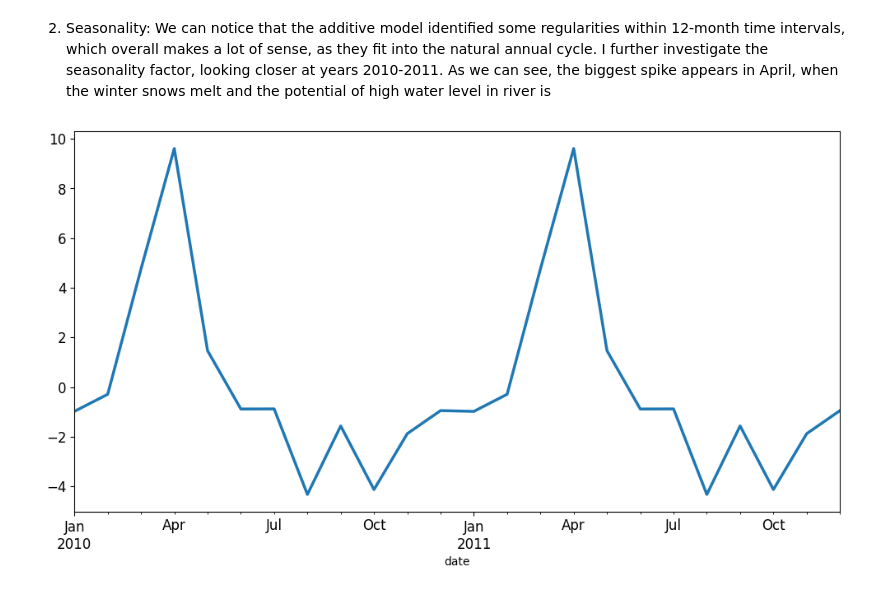
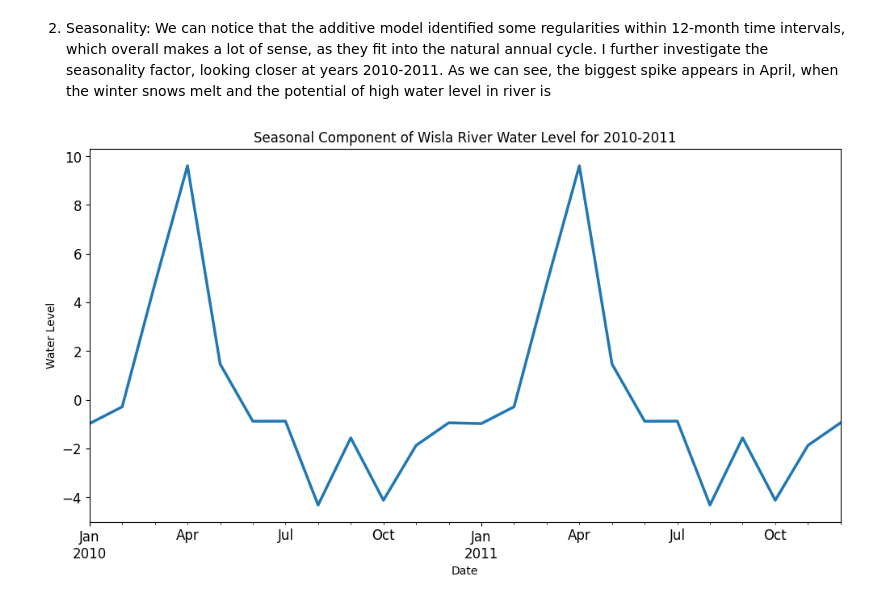
Before and after one commit to wojtas000/SMiB, a Jupyter notebook: Homework4/homework4.ipynb, the cells around one changed output. Drawn from its saved outputs; the diff is of its cells as text; code cells hidden in the pictures.

```diff
--- a/Homework4/homework4.ipynb
+++ b/Homework4/homework4.ipynb
@@ -75,6 +75,9 @@ plt.show()
 I further investigate the seasonality factor, looking closer at years 2010-2011. As we can see, the biggest spike appears in April, when the winter snows melt and the potential of high water level in river is
 # %%
 result.seasonal['2010-01-31':'2011-12-31'].plot(figsize=(12, 6), linewidth=2.5, fontsize=12)
+plt.title('Seasonal Component of Wisla River Water Level for 2010-2011')
+plt.xlabel('Date')
+plt.ylabel('Water Level')
 plt.show()
 # %% [output]
-[figure, old version]
+[figure, new version]
```
Also changed, not shown: parts of 12 cells of this notebook.
